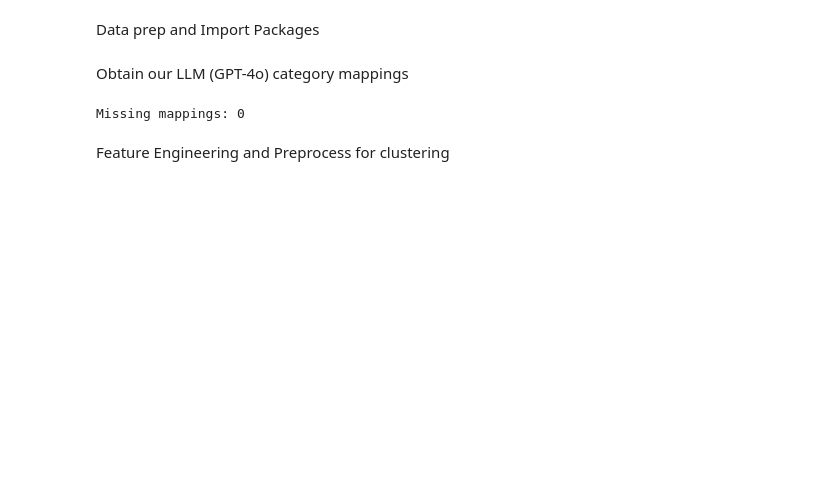
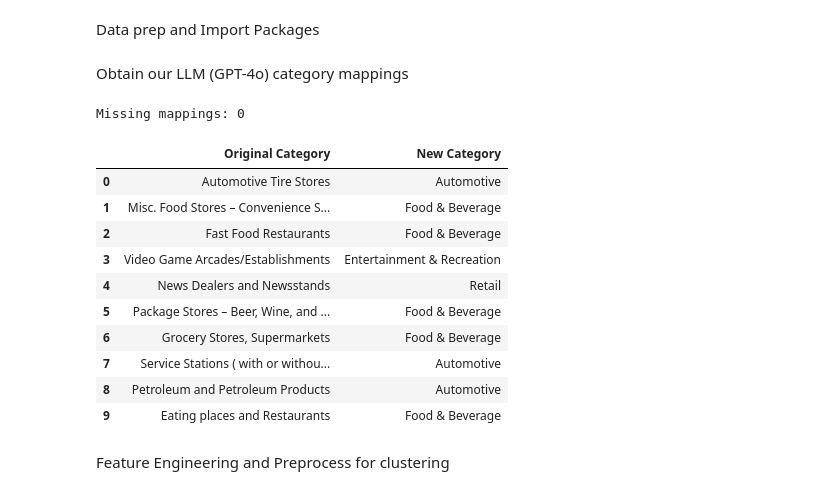
Before and after one commit to snuttall-personal/dormant-customer-analysis, a Jupyter notebook: run_clustering.ipynb, the cells around one changed output. Cells and saved outputs as stored; diff of their text form; code cells hidden in the pictures; blank space fills up the shorter version.

```diff
--- a/run_clustering.ipynb
+++ b/run_clustering.ipynb
@@ -28,6 +28,20 @@ missing_mappings = order_data_merged[order_data_merged['New Category'].isnull()]
 print(f"Missing mappings: {missing_mappings.shape[0]}")
 # %% [output]
 Missing mappings: 0
+# %%
+merchants_mapping.head(10)
+# %% [output]
+|  | Original Category | New Category |
+| 0 | Automotive Tire Stores | Automotive |
+| 1 | Misc. Food Stores – Convenience S... | Food & Beverage |
+| 2 | Fast Food Restaurants | Food & Beverage |
+| 3 | Video Game Arcades/Establishments | Entertainment & Recreation |
+| 4 | News Dealers and Newsstands | Retail |
+| 5 | Package Stores – Beer, Wine, and ... | Food & Beverage |
+| 6 | Grocery Stores, Supermarkets | Food & Beverage |
+| 7 | Service Stations ( with or withou... | Automotive |
+| 8 | Petroleum and Petroleum Products | Automotive |
+| 9 | Eating places and Restaurants | Food & Beverage |
 # %% [markdown]
 Feature Engineering and Preprocess for clustering
 # %%
```
Also changed, not shown: parts of 7 cells of this notebook, 3 other files.
